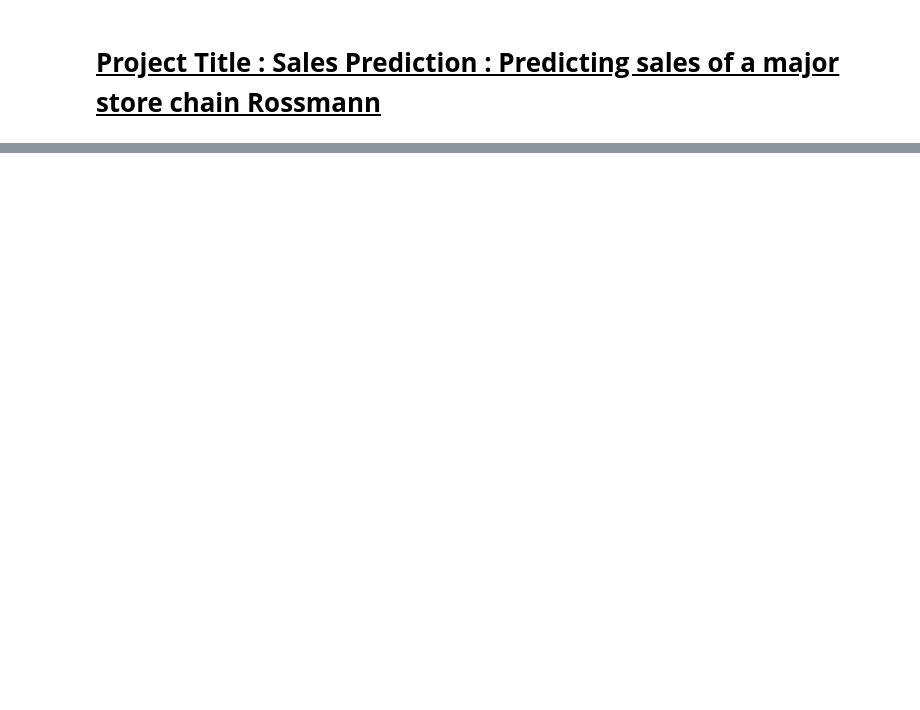
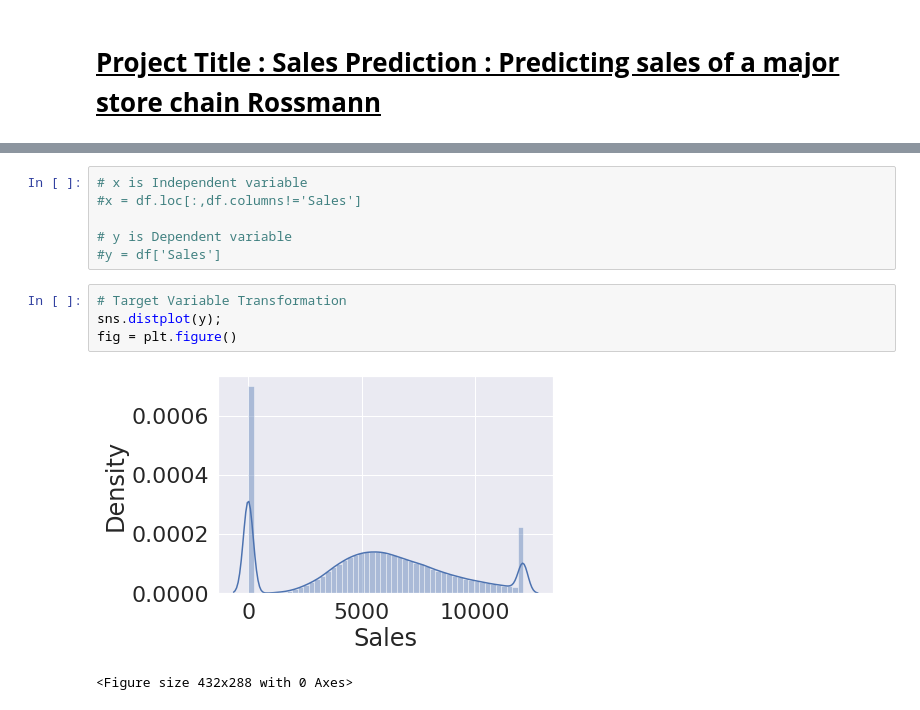
Before and after one commit to RajaChowdhury/Retail-Sales-Prediction, a Jupyter notebook: Rossmann_Sales_Prediction_ML_Capstone_Project_Raja_Chowdhury.ipynb, the cells around one changed output, grey strips where cells are left out. Saved outputs shown, nothing was run; the diff lists cells and outputs as text; blank space fills up the shorter version.

```diff
--- a/Rossmann_Sales_Prediction_ML_Capstone_Project_Raja_Chowdhury.ipynb
+++ b/Rossmann_Sales_Prediction_ML_Capstone_Project_Raja_Chowdhury.ipynb
@@ -35,0 +519,13 @@
+# %%
+# x is Independent variable
+#x = df.loc[:,df.columns!='Sales']
+
+# y is Dependent variable
+#y = df['Sales']
+# %%
+# Target Variable Transformation
+sns.distplot(y);
+fig = plt.figure()
+# %% [output]
+[figure, added]
+<Figure size 432x288 with 0 Axes>
```
Also changed, not shown: parts of 54 cells of this notebook.
